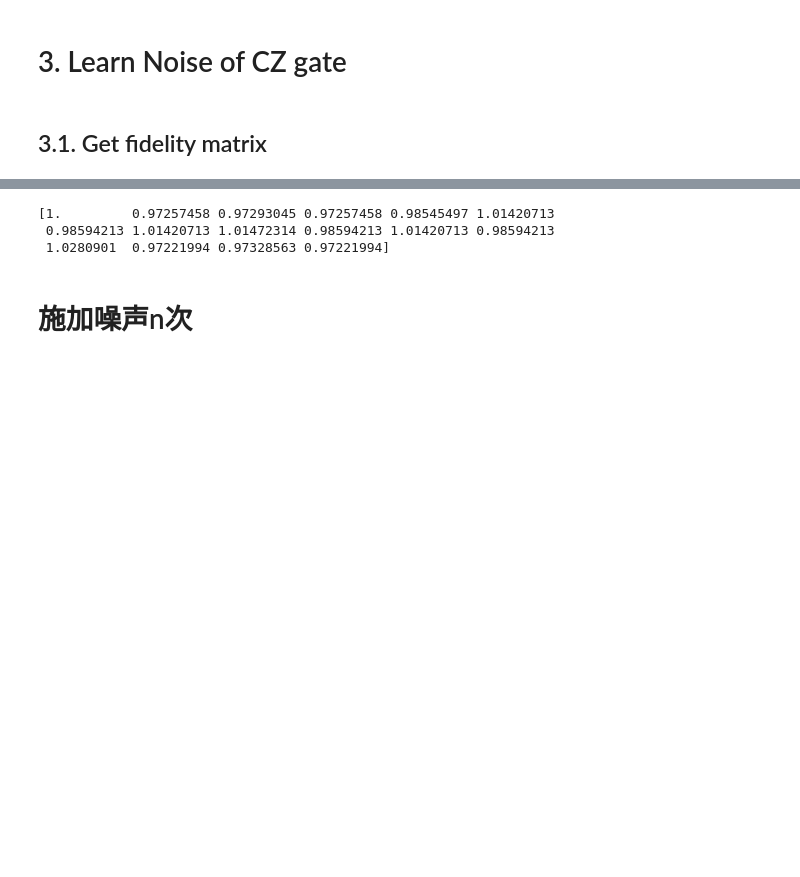
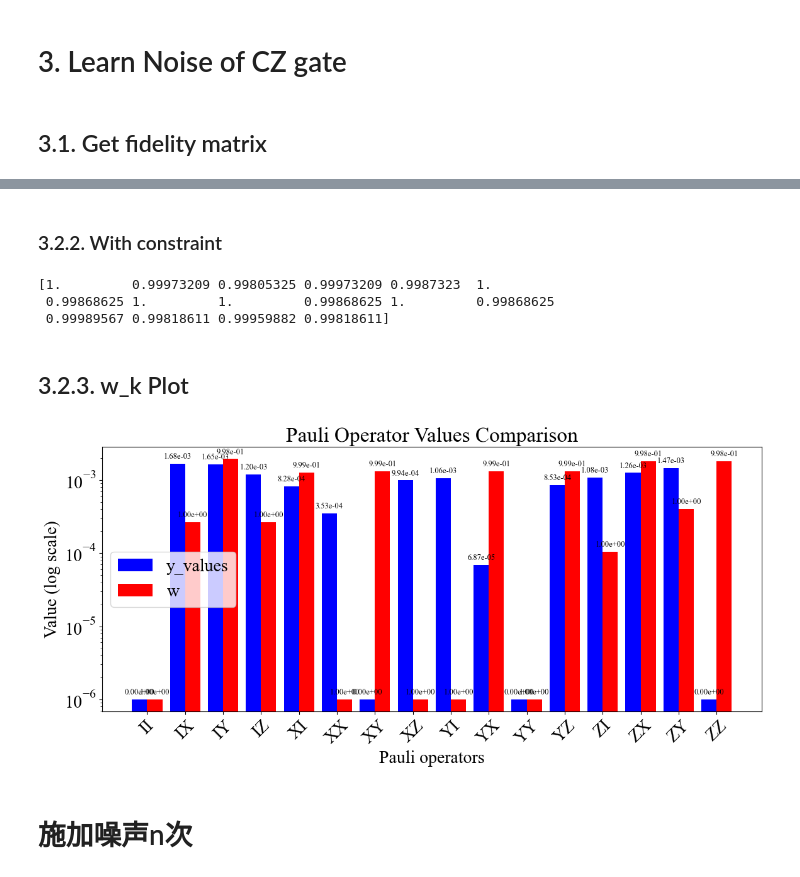
Before and after one commit to YixuanFu06/sparking-quantum-error-mitigation, a Jupyter notebook: question3/noise_learning_complete_and_correct.ipynb, the cells around one changed output, grey strips where cells are left out. Cells and saved outputs as stored; diff of their text form; code cells hidden in the pictures; blank space fills up the shorter version.

```diff
--- a/question3/noise_learning_complete_and_correct.ipynb
+++ b/question3/noise_learning_complete_and_correct.ipynb
@@ -547,9 +816,11 @@ def plot_zne_fit(x_values, y_values, figsize=(10, 6),
 fij_2_matrix, mask = fidelity_matrix(2)
 fij_4_matrix, mask = fidelity_matrix(4)
 fij_6_matrix, mask = fidelity_matrix(6)
-fij_matrix = (fij_2_matrix + fij_4_matrix + fij_6_matrix) / 3  # 三个矩阵取平均
+fij_8_matrix, mask = fidelity_matrix(8)
+fij_10_matrix, mask = fidelity_matrix(10)
+fij_matrix = (fij_2_matrix + fij_4_matrix + fij_6_matrix + fij_8_matrix + fij_10_matrix) / 5  # 取平均
 print("Fidelity ratios (fij_list, real parts only):")
-print(fij_2_matrix)
+print(fij_matrix)
 print("\nMissing entries (True if fidelity2_ij == 0):")
 print(mask)
 # %% [output]
@@ -648,11 +861,63 @@ ZZ:  0.000  0.125  0.125 -0.125  0.125 -0.125 -0.125  0.125  0.125 -0.125 -0.125
-# %%
-lam = M_inv @ (-np.log(f_list)/2)
-w = (1 + np.exp(-2 * lam)) / 2
-print(w)
-# %% [output]
-[1.         0.97257458 0.97293045 0.97257458 0.98545497 1.01420713
- 0.98594213 1.01420713 1.01472314 0.98594213 1.01420713 0.98594213
- 1.0280901  0.97221994 0.97328563 0.97221994]
+# %% [markdown]
+### 3.2.2. With constraint
+# %%
+# 假设已给出：fij_matrix (n,m), mask (n,m), M_inv (n,n)
+w = solve_w_exact(fij_matrix, mask, M_inv)
+print(w)
+# %% [output]
+[1.         0.99973209 0.99805325 0.99973209 0.9987323  1.
+ 0.99868625 1.         1.         0.99868625 1.         0.99868625
+ 0.99989567 0.99818611 0.99959882 0.99818611]
+# %% [markdown]
+## 3.2.3. w_k Plot
+# %%
+one_minus_w_input = [0, 1.68e-3,1.65e-3,1.2e-3,8.28e-4,3.53e-4,0,9.94e-4,1.06e-3,6.87e-5,0,8.53e-4,1.08e-3,1.26e-3,1.47e-3,0]
+one_minus_w_output = [1 - w_k for w_k in w]
+
+import matplotlib.pyplot as plt
+import numpy as np
+
+# 数据
+x_values = ['II', 'IX', 'IY', 'IZ', 'XI', 'XX', 'XY', 'XZ',
+            'YI', 'YX', 'YY', 'YZ', 'ZI', 'ZX', 'ZY', 'ZZ']
+y_values_1 = one_minus_w_input
+y_values_2 = one_minus_w_output
+
+# 替换0值以便对数显示
+y_plot = [yi if yi > 0 else 1e-6 for yi in y_values_1]
+w_plot = [wi if wi > 0 else 1e-6 for wi in y_values_2]
+
+# 并排柱状图参数
+x = np.arange(len(x_values))
+width = 0.4
+
+fig, ax = plt.subplots(figsize=(12, 6))
+
+bars1 = ax.bar(x - width/2, y_plot, width, label='y_values', color='blue')
+bars2 = ax.bar(x + width/2, w_plot, width, label='w', color='red')
+
+ax.set_yscale('log')
+ax.set_xticks(x)
+ax.set_xticklabels(x_values, rotation=45)
+ax.set_ylabel('Value (log scale)')
+ax.set_xlabel('Pauli operators')
+ax.set_title('Pauli Operator Values Comparison')
+ax.legend()
+
+# 添加柱子标签
+for bar, yi in zip(bars1, y_values):
+    height = bar.get_height()
+    ax.text(bar.get_x() + bar.get_width()/2, height*1.1, f'{yi:.2e}',
+            ha='center', va='bottom', fontsize=9)
+for bar, wi in zip(bars2, w):
+    height = bar.get_height()
+    ax.text(bar.get_x() + bar.get_width()/2, height*1.1, f'{wi:.2e}',
+            ha='center', va='bottom', fontsize=9)
+
+plt.tight_layout()
+plt.show()
+# %% [output]
+[figure, added]
 # %% [markdown]
 # 施加噪声n次
 # %% [markdown]
```
Also changed, not shown: parts of 32 cells of this notebook, 10 other files.
